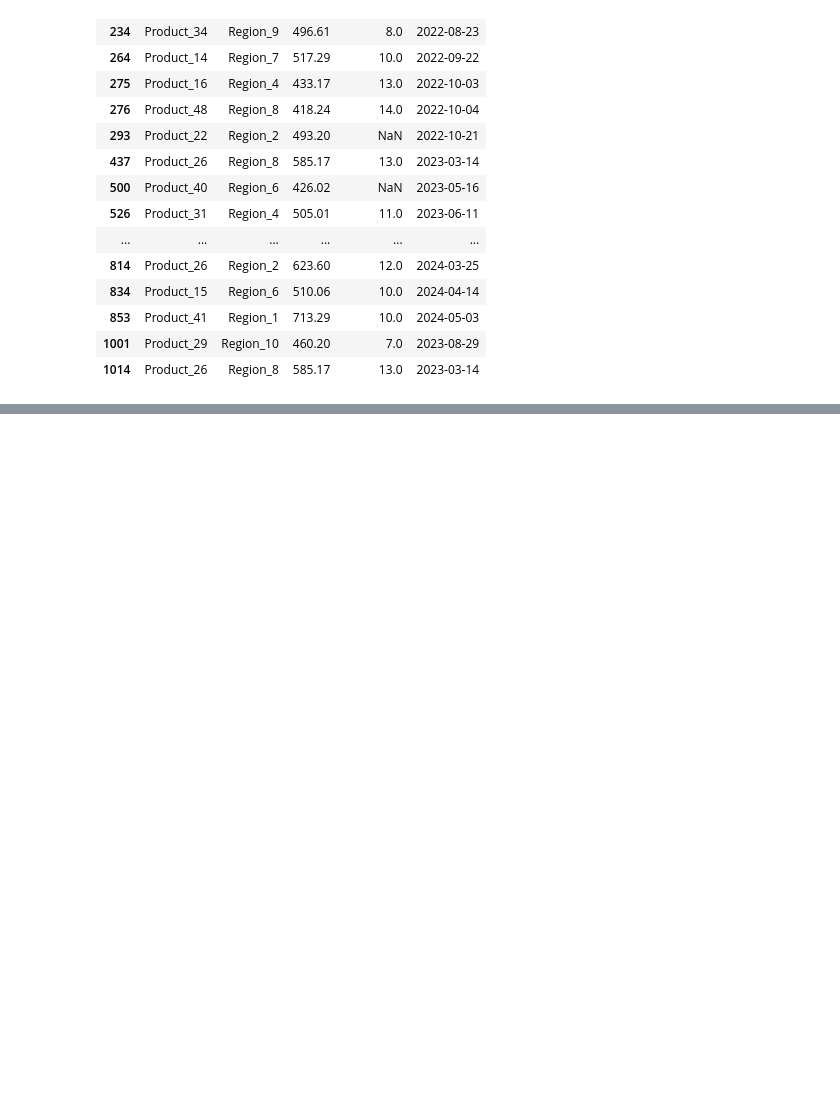
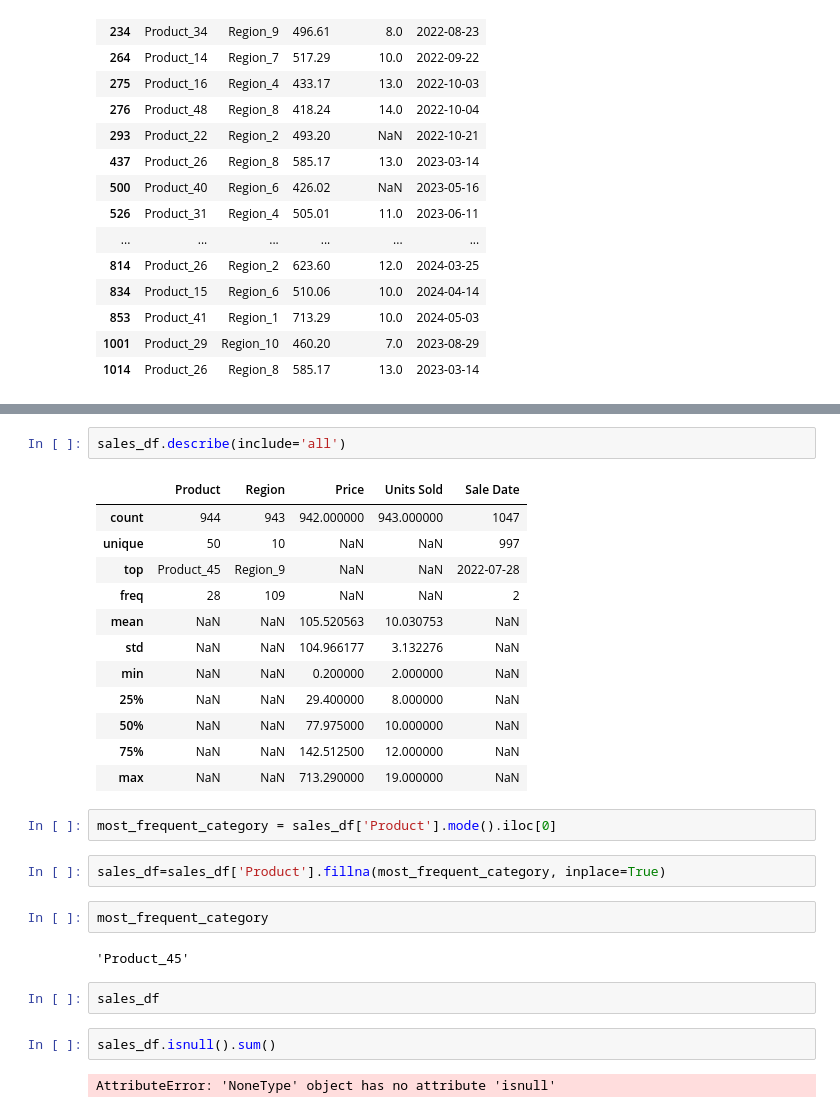
Before and after one commit to mallikshubhangi/MBAN_Projects, a Jupyter notebook: Assignment_1.ipynb, the cells around one changed output, grey strips where cells are left out. Saved outputs shown, nothing was run; the diff lists cells and outputs as text; blank space fills up the shorter version.

```diff
--- a/Assignment_1.ipynb
+++ b/Assignment_1.ipynb
@@ -182,0 +223,29 @@ sales_df[sales_df['Price'] > 400]
+# %%
+sales_df.describe(include='all')
+# %% [output]
+|  | Product | Region | Price | Units Sold | Sale Date |
+| count | 944 | 943 | 942.000000 | 943.000000 | 1047 |
+| unique | 50 | 10 | NaN | NaN | 997 |
+| top | Product_45 | Region_9 | NaN | NaN | 2022-07-28 |
+| freq | 28 | 109 | NaN | NaN | 2 |
+| mean | NaN | NaN | 105.520563 | 10.030753 | NaN |
+| std | NaN | NaN | 104.966177 | 3.132276 | NaN |
+| min | NaN | NaN | 0.200000 | 2.000000 | NaN |
+| 25% | NaN | NaN | 29.400000 | 8.000000 | NaN |
+| 50% | NaN | NaN | 77.975000 | 10.000000 | NaN |
+| 75% | NaN | NaN | 142.512500 | 12.000000 | NaN |
+| max | NaN | NaN | 713.290000 | 19.000000 | NaN |
+# %%
+most_frequent_category = sales_df['Product'].mode().iloc[0]
+# %%
+sales_df=sales_df['Product'].fillna(most_frequent_category, inplace=True)
+# %%
+most_frequent_category
+# %% [output]
+'Product_45'
+# %%
+sales_df
+# %%
+sales_df.isnull().sum()
+# %% [output]
+AttributeError: 'NoneType' object has no attribute 'isnull'
```
Also changed, not shown: parts of 4 cells of this notebook, 12 other files.
